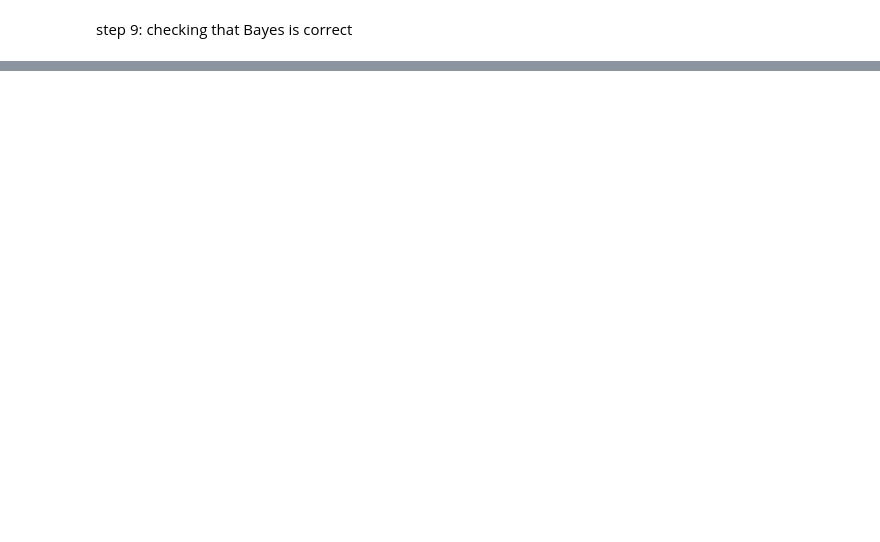
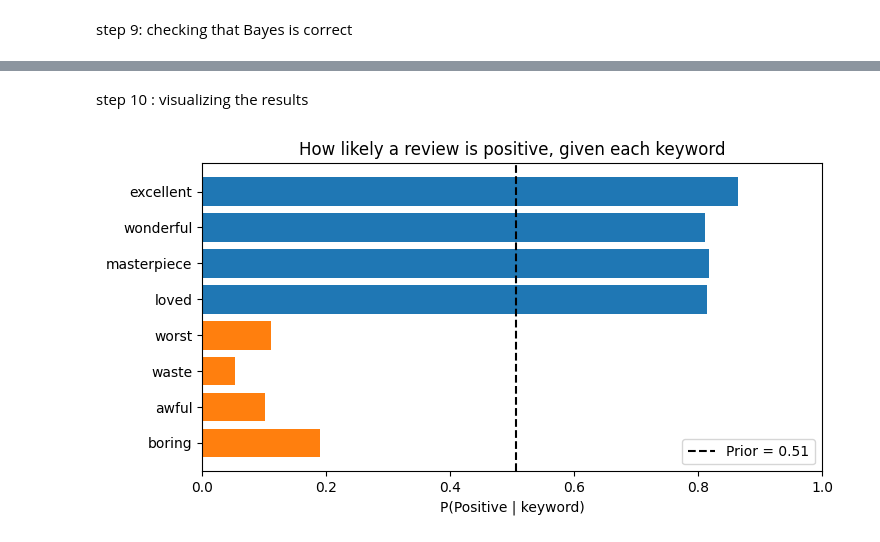
Before and after one commit to lilianeuwase2/math_forML-Formative3, a Jupyter notebook: bayesian_probability.ipynb, the cells around one changed output, grey strips where cells are left out. Saved outputs shown, nothing was run; the diff lists cells and outputs as text; code cells hidden in the pictures; blank space fills up the shorter version.

Commit message:
added visualization , bar chart of posteriors for each keyword

```diff
--- a/bayesian_probability.ipynb
+++ b/bayesian_probability.ipynb
@@ -190,0 +192,18 @@ boring       Bayes = 0.1940   counting directly = 0.1940
+# %% [markdown]
+step 10 : visualizing the results
+# %%
+words = [r["keyword"] for r in results]
+posteriors = [r["posterior"] for r in results]
+colors = ["tab:blue" if w in POSITIVE_KEYWORDS else "tab:orange" for w in words]
+
+plt.figure(figsize=(8, 4))
+plt.barh(words, posteriors, color=colors)
+plt.axvline(PRIOR, color="black", linestyle="--", label=f"Prior = {PRIOR:.2f}")
+plt.xlim(0, 1)
+plt.xlabel("P(Positive | keyword)")
+plt.title("How likely a review is positive, given each keyword")
+plt.gca().invert_yaxis()
+plt.legend()
+plt.show()
+# %% [output]
+[figure, added]
```
Also changed, not shown: parts of 7 cells of this notebook.
